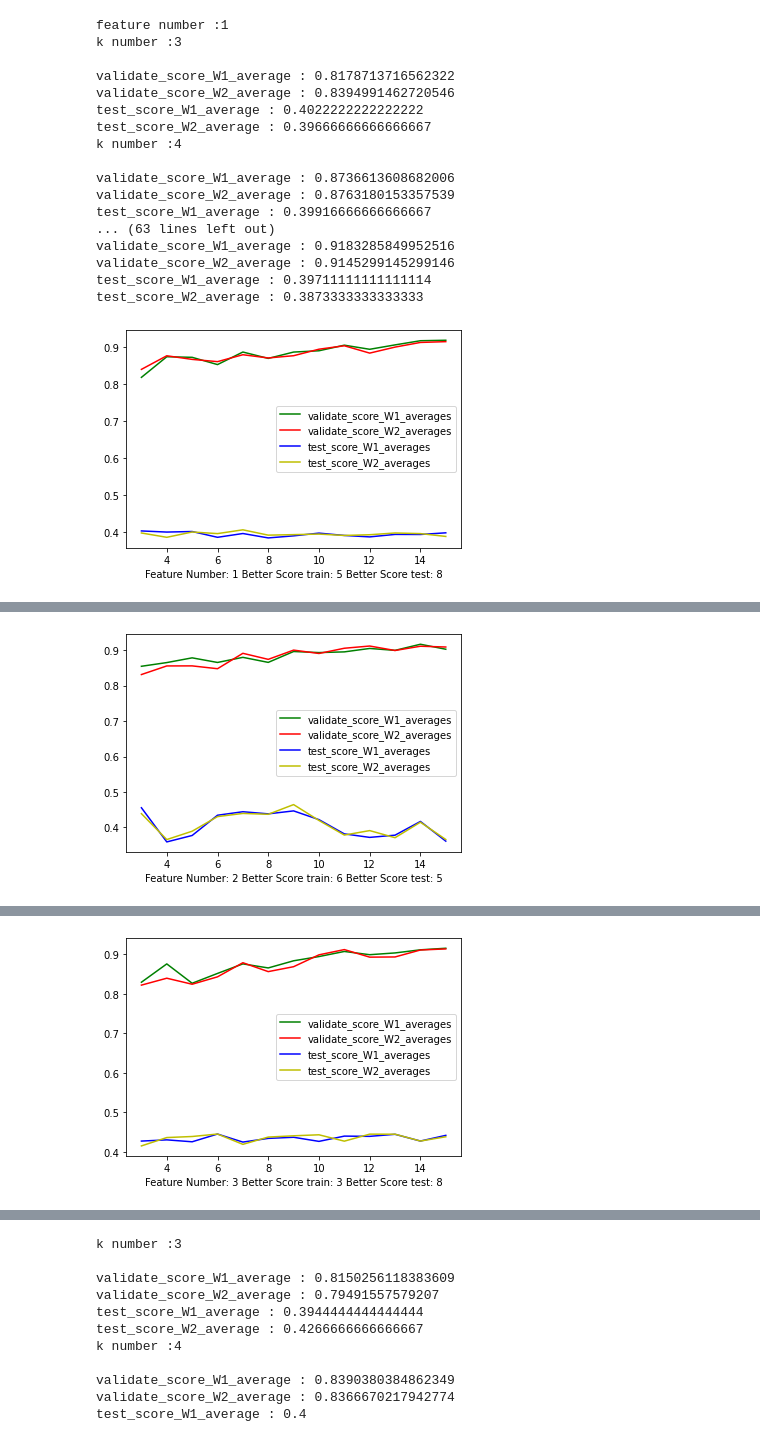
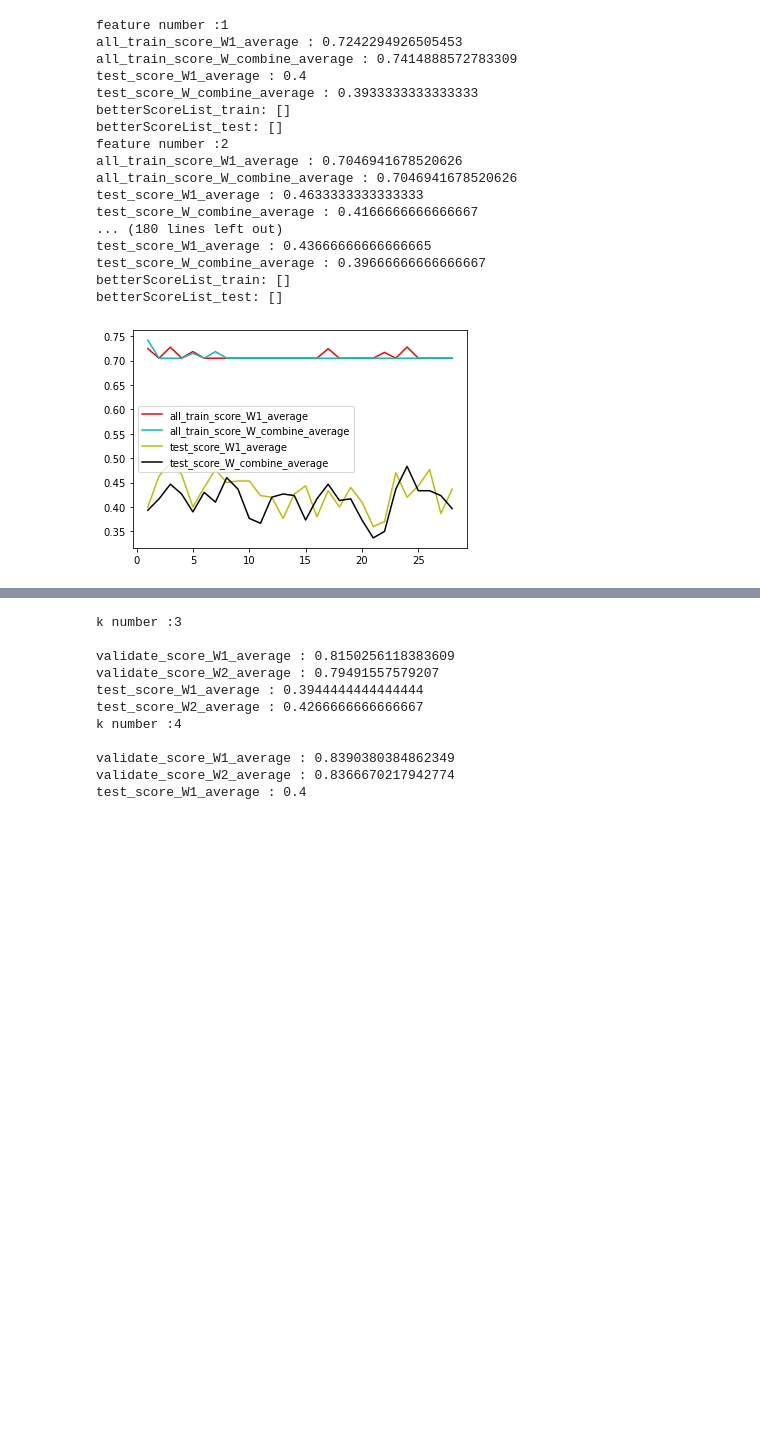
Before and after one commit to foolishfool/JupyterNotebook, a Jupyter notebook: SOM/SOM_OptimizeW_CM_1.ipynb, the cells around one changed output, grey strips where cells are left out. Saved outputs shown, nothing was run; the diff lists cells and outputs as text; code cells hidden in the pictures; blank space fills up the shorter version.

Commit message:
Add option of cross_validate

```diff
--- a/SOM/SOM_OptimizeW_CM_1.ipynb
+++ b/SOM/SOM_OptimizeW_CM_1.ipynb
@@ -141,35 +141,57 @@ test_score_W2_average : 0.45066666666666666
 # %%
 feature_nums = []
 betterscores = []
+betterscores_test = []
+all_train_score_W1_average =[]
+all_train_score_W_combine_average =[]
+test_score_W1_average = []
+test_score_W_combine_average  = []
+
+
+cross_v = False
 for i in range(2,30):
     som = newSom.SOM(m=6, n=6, dim=i-1)  # dim = i-1, as the first feature is the class label
-    optimize_W1 = optimizeW_Kfolder_CM.OptimizeW(som,i-1,csv_training,Y = csv_test,classNum =6,k_folder_num_max = 15,subset_percentage = 0.5)
+    optimize_W1 = optimizeW_Kfolder_CM.OptimizeW(som,i-1,csv_training,Y = csv_test,classNum =6,k_folder_num_max = 15,subset_percentage = 0.5,cross_validation = cross_v)
     print("feature number :{}".format(i-1))
-    a, b = optimize_W1.runOptimize()
+    a, b, c = optimize_W1.runOptimize()
     feature_nums.append(a)
     betterscores.append(b)
+    betterscores_test.append(c)
+    all_train_score_W1_average.append(np.average(optimize_W1.all_train_score_W1))
+    all_train_score_W_combine_average.append(np.average(optimize_W1.all_train_score_W_Combined))
+    test_score_W1_average.append(np.average(optimize_W1.test_score_W1))
+    test_score_W_combine_average.append(np.average(optimize_W1.test_score_W_combined))
 
-plt.plot(feature_nums,betterscores,'g')
-plt.ylabel("BetterScore")
-plt.xlabel("Feature Number ")
+if(cross_v == False):
+    plt.plot(feature_nums,all_train_score_W1_average,'r',label ='all_train_score_W1_average')
+    plt.plot(feature_nums,all_train_score_W_combine_average,'c',label ='all_train_score_W_combine_average')
+    plt.plot(feature_nums,test_score_W1_average,'y',label ='test_score_W1_average')
+    plt.plot(feature_nums,test_score_W_combine_average,'k',label ='test_score_W_combine_average')
+
+else:
+    plt.plot(feature_nums,betterscores,'g',label ='betterscores_train')
+    plt.plot(feature_nums,betterscores_test,'b',label ='betterscores_test')
+    plt.ylabel("BetterScore")
+    plt.xlabel("Feature Number ")
+
 plt.legend()
 plt.show()
 # %% [output]
 feature number :1
-k number :3
-
-validate_score_W1_average : 0.8178713716562322
-validate_score_W2_average : 0.8394991462720546
-test_score_W1_average : 0.4022222222222222
-test_score_W2_average : 0.39666666666666667
-k number :4
-
-validate_score_W1_average : 0.8736613608682006
-validate_score_W2_average : 0.8763180153357539
-test_score_W1_average : 0.39916666666666667
-... (63 lines left out)
-validate_score_W1_average : 0.9183285849952516
-validate_score_W2_average : 0.9145299145299146
-test_score_W1_average : 0.39711111111111114
-test_score_W2_average : 0.3873333333333333
+all_train_score_W1_average : 0.7242294926505453
+all_train_score_W_combine_average : 0.7414888572783309
+test_score_W1_average : 0.4
+test_score_W_combine_average : 0.3933333333333333
+betterScoreList_train: []
+betterScoreList_test: []
+feature number :2
+all_train_score_W1_average : 0.7046941678520626
+all_train_score_W_combine_average : 0.7046941678520626
+test_score_W1_average : 0.4633333333333333
+test_score_W_combine_average : 0.4166666666666667
+... (180 lines left out)
+test_score_W1_average : 0.43666666666666665
+test_score_W_combine_average : 0.39666666666666667
+betterScoreList_train: []
+betterScoreList_test: []
-[figure, old version]
+[figure, new version]
@@ -193 +197,0 @@ test_score_W2_average : 0.3659999999999999
-[figure, removed]
@@ -211 +197,0 @@ test_score_W2_average : 0.43866666666666665
-[figure, removed]
```
Also changed, not shown: parts of 2 cells of this notebook, 4 other files.
